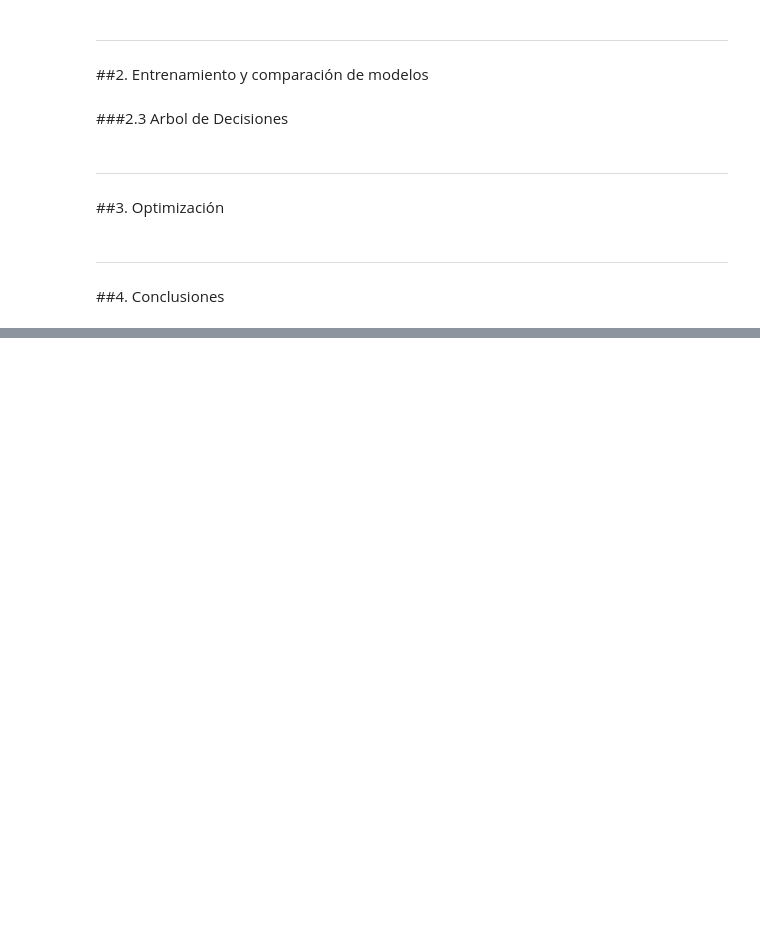
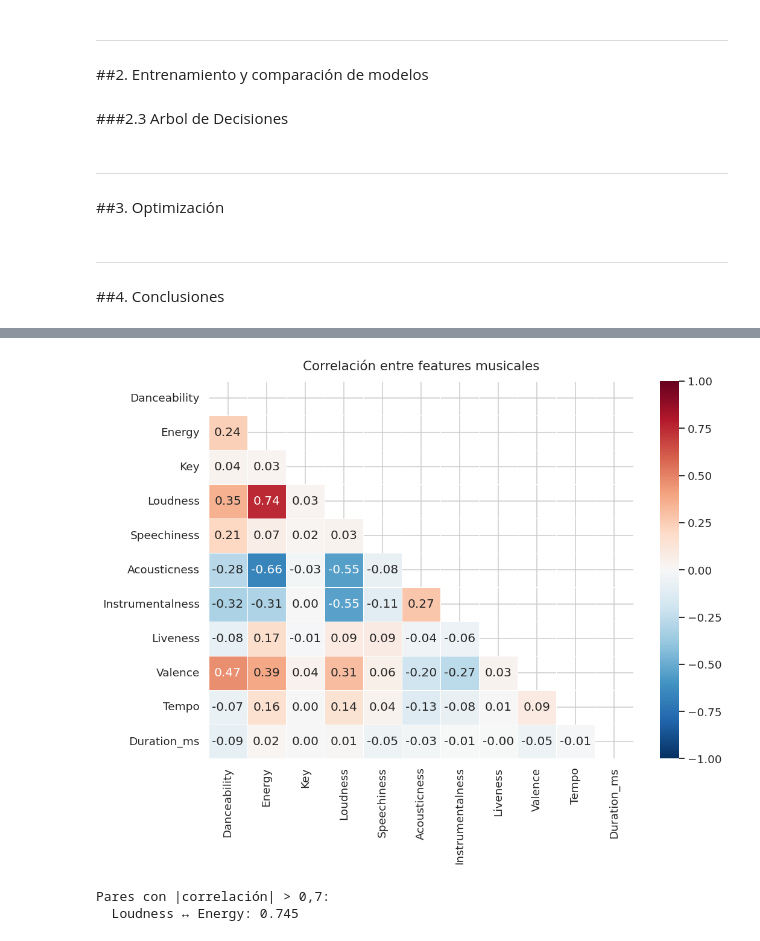
Before and after one commit to Santibareiro27/Inteligencia-Computacional, a Jupyter notebook: RA1_TP4/RA1_Trabajo_práctico_N°_4_G8.ipynb, the cells around one changed output, grey strips where cells are left out. Saved outputs shown, nothing was run; the diff lists cells and outputs as text; code cells hidden in the pictures; blank space fills up the shorter version.

```diff
--- a/RA1_TP4/RA1_Trabajo_práctico_N°_4_G8.ipynb
+++ b/RA1_TP4/RA1_Trabajo_práctico_N°_4_G8.ipynb
@@ -267,0 +299,4 @@ Archive:  Spotify_Youtube.zip
+# %%
+df = pd.read_csv('Spotify_Youtube.csv', index_col=0)
+print(f'Dimensiones del dataset: {df.shape[0]:,} canciones × {df.shape[1]} columnas')
+df.head(3)
@@ -267,0 +339,8 @@ Archive:  Spotify_Youtube.zip
+# %%
+# Estadísticas de las features musicales
+FEATURES_MUSICALES = [
+    'Danceability', 'Energy', 'Key', 'Loudness', 'Speechiness',
+    'Acousticness', 'Instrumentalness', 'Liveness', 'Valence',
+    'Tempo', 'Duration_ms'
+]
+df[FEATURES_MUSICALES].describe().round(3)
@@ -267,0 +375,22 @@ Archive:  Spotify_Youtube.zip
+# %%
+# Análisis de correlación entre features musicales
+corr = df[FEATURES_MUSICALES].corr()
+
+fig, ax = plt.subplots(figsize=(10, 8))
+mask = np.triu(np.ones_like(corr, dtype=bool))
+sns.heatmap(corr, mask=mask, annot=True, fmt='.2f', cmap='RdBu_r',
+            center=0, vmin=-1, vmax=1, ax=ax, linewidths=0.5)
+ax.set_title('Correlación entre features musicales', fontsize=14, pad=12)
+plt.tight_layout()
+plt.show()
+
+# Pares con correlación alta (posible redundancia)
+print('Pares con |correlación| > 0,7:')
+for i in range(len(corr.columns)):
+    for j in range(i):
+        if abs(corr.iloc[i, j]) > 0.7:
+            print(f'  {corr.columns[i]} ↔ {corr.columns[j]}: {corr.iloc[i, j]:.3f}')
+# %% [output]
+[figure, added]
+Pares con |correlación| > 0,7:
+  Loudness ↔ Energy: 0.745
```
Also changed, not shown: parts of 97 cells of this notebook.
